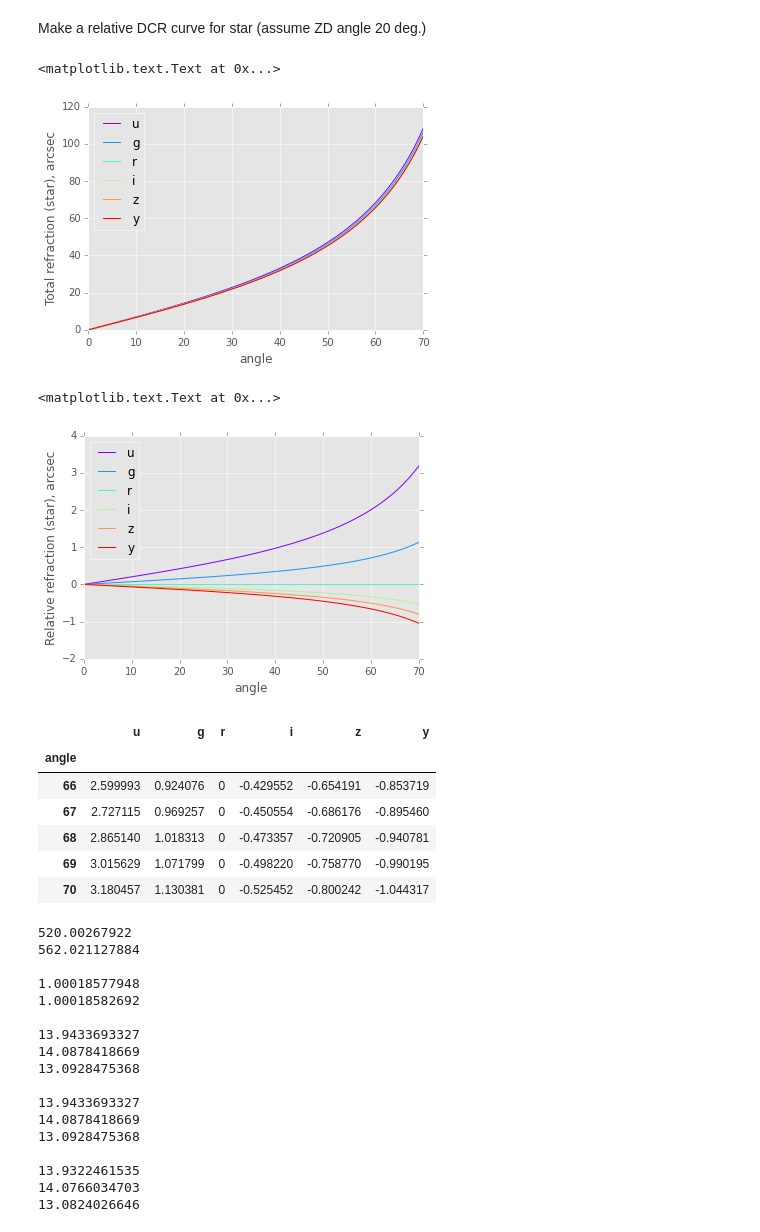
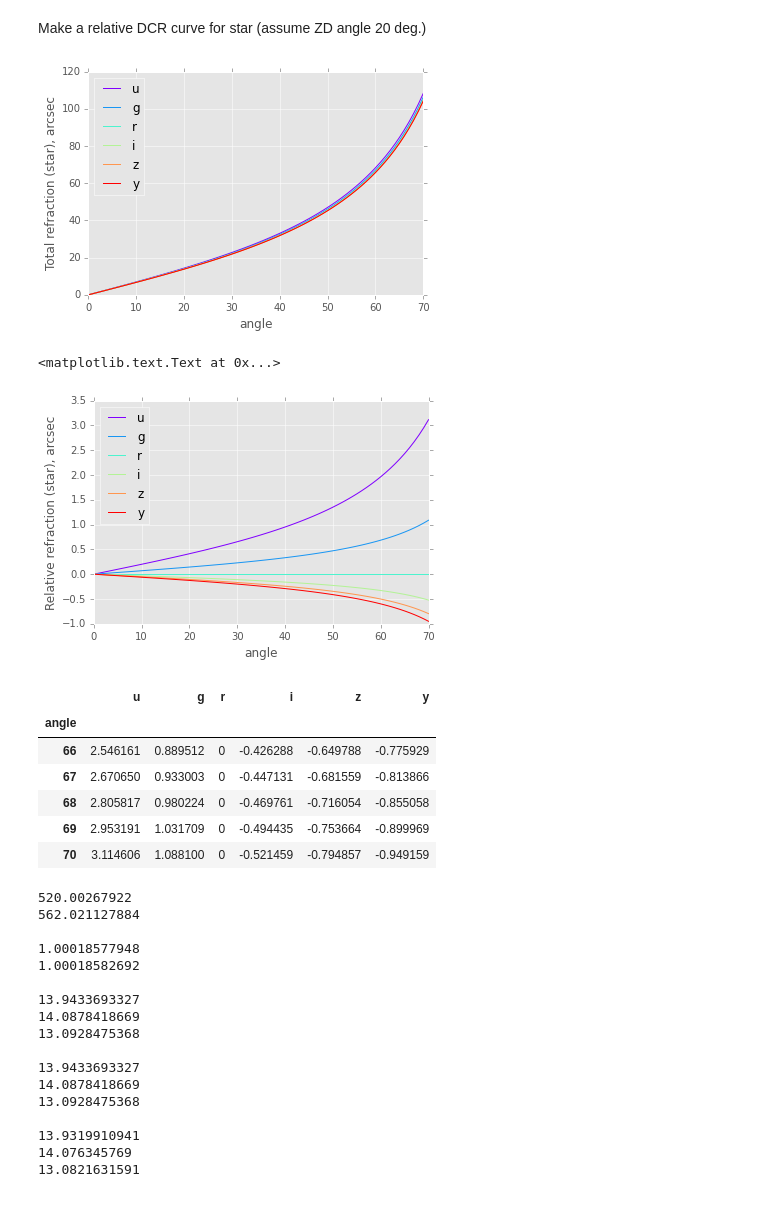
Before and after one commit to isullivan/LSST-DCR, a Jupyter notebook: code/notebooks/chroma_test4.ipynb, the cells around one changed output. Saved outputs shown, nothing was run; the diff lists cells and outputs as text; code cells hidden in the pictures.

Commit message:
fixed discrepancy between chroma and S14
Made sure they're using the same bandpass -- total vs. filter only.

```diff
--- a/code/notebooks/chroma_test4.ipynb
+++ b/code/notebooks/chroma_test4.ipynb
@@ -83,6 +83,25 @@ plt.plot(wave, photons/scale)
 Make a relative DCR curve for star (assume ZD angle 20 deg.)
 # %%
 # filters are stored in two columns: wavelength (nm), and throughput
+# use LSST Bandpass classes to read in the data, set the limits and set up the chroma.spec.Bandpass'es
+# Bandpass file name comes from bps['g'].bandpassname (in this case, use 'total_g', not 'filter_g'!!)
+
+import lsst.sims.photUtils.Bandpass as Bandpass
+import lsst.sims.photUtils.BandpassDict as bpDict
+bps = bpDict.loadTotalBandpassesFromFiles()
+for bp in bps.keys():
+    bpobj = bps[bp]
+    bpobj.phi[bpobj.phi <= 1.e-4] = 0.
+    bpobj.phi[(bpobj.wavelen > bpobj.wavelen_max)] = 0.
+    bpobj.phi[(bpobj.wavelen < bpobj.wavelen_min)] = 0.
+
+sbps = {}
+for i, filter_ in enumerate('ugrizy'):
+    blue_limit = bps[filter_].wavelen[bps[filter_].phi >= 1e-4].min()
+    red_limit = bps[filter_].wavelen[bps[filter_].phi >= 1e-4].max()
+    #print red_limit, blue_limit
+    fdata = spec.Bandpass(bpDir+'/total_{}.dat'.format(filter_), red_limit=red_limit, blue_limit=blue_limit)
+    sbps[filter_] = fdata
 
 def compute_dcr(SED, filters='ugrizy', angles=np.linspace(0,70,14), relative=None, **kwargs):
     if type(angles) is int or type(angles) is float:
@@ -94,7 +113,8 @@ def compute_dcr(SED, filters='ugrizy', angles=np.linspace(0,70,14), relative=Non
     df = pd.DataFrame(pd.Series(angles)) #, index=pd.Series(angles))
     for i, filter_ in enumerate(filters):
         if type(filter_) is str:
-            fdata = spec.Bandpass(bpDir+'/filter_{}.dat'.format(filter_))
+            #fdata = spec.Bandpass(bpDir+'/filter_{}.dat'.format(filter_))
+            fdata = sbps[filter_]
             fwave, throughput = fdata.wave_list, fdata(fdata.wave_list)
             shifts = np.array( [SED.calculateDCRMomentShifts(fdata, zenith_angle=angle * np.pi/180.0, **kwargs)[0].item(1)
                             for angle in angles])
@@ -113,39 +133,50 @@ def compute_dcr(SED, filters='ugrizy', angles=np.linspace(0,70,14), relative=Non
     else:
         return df
 
+## From S14 code:
+P = 520.0
+T = 20.0
+f = 8.0
+## set these to exactly the same values as in S14 code...
+pressure = P / 7.50061683
+temperature = T + 273.15
+H2O_pressure = f / 7.5006168
+
 angles = np.linspace(0,70,71)
 
-DCRs = compute_dcr(SED, 'ugrizy', angles)
+DCRs = compute_dcr(SED, 'ugrizy', angles, pressure=pressure, temperature=temperature, H2O_pressure=H2O_pressure)
 ax = DCRs.plot(colormap=cm.rainbow)
 ax.set_ylabel('Total refraction (star), arcsec')
+
+import pickle
+pickle.dump(DCRs, open("save2.p", "wb"))
 
 #DCRs = compute_dcr(sn_SED, 'ugrizy', angles, relative='r')
 #ax = DCRs.plot(colormap=cm.rainbow)
 #ax.set_ylabel('Relative refraction, arcsec')
 # %% [output]
-<matplotlib.text.Text at 0x...>
 [figure]
 # %%
-DCRs = compute_dcr(SED, 'ugrizy', angles, relative='r')
+DCRs = compute_dcr(SED, 'ugrizy', angles, relative='r', pressure=pressure, temperature=temperature, H2O_pressure=H2O_pressure)
 ax = DCRs.plot(colormap=cm.rainbow)
 ax.set_ylabel('Relative refraction (star), arcsec')
 
 #DCRs_gal = compute_dcr(gal_SED, 'ugrizy', angles, relative='r')
 #ax = DCRs_gal.plot(colormap=cm.rainbow)
 #ax.set_ylabel('Relative refraction, arcsec')
 # %% [output]
 <matplotlib.text.Text at 0x...>
-[figure, old version]
+[figure, new version]
 # %%
 sizeme(DCRs.tail())
 # %% [output]
 |  | u | g | r | i | z | y |
 | angle |  |  |  |  |  |  |
-| 66 | 2.599993 | 0.924076 | 0 | -0.429552 | -0.654191 | -0.853719 |
-| 67 | 2.727115 | 0.969257 | 0 | -0.450554 | -0.686176 | -0.895460 |
-| 68 | 2.865140 | 1.018313 | 0 | -0.473357 | -0.720905 | -0.940781 |
-| 69 | 3.015629 | 1.071799 | 0 | -0.498220 | -0.758770 | -0.990195 |
-| 70 | 3.180457 | 1.130381 | 0 | -0.525452 | -0.800242 | -1.044317 |
+| 66 | 2.546161 | 0.889512 | 0 | -0.426288 | -0.649788 | -0.775929 |
+| 67 | 2.670650 | 0.933003 | 0 | -0.447131 | -0.681559 | -0.813866 |
+| 68 | 2.805817 | 0.980224 | 0 | -0.469761 | -0.716054 | -0.855058 |
+| 69 | 2.953191 | 1.031709 | 0 | -0.494435 | -0.753664 | -0.899969 |
+| 70 | 3.114606 | 1.088100 | 0 | -0.521459 | -0.794857 | -0.949159 |
 # %%
 print 69.328/0.13332239
 print 749.3/10./0.13332239
@@ -179,6 +210,6 @@ print compute_dcr(SED, filters='r', angles=20., temperature=293.15+19.).ix[20][0
 14.0878418669
 13.0928475368
 
-13.9322461535
-14.0766034703
-13.0824026646
+13.9319910941
+14.076345769
+13.0821631591
```
Also changed, not shown: parts of 1 cell of this notebook, 3 other files.
